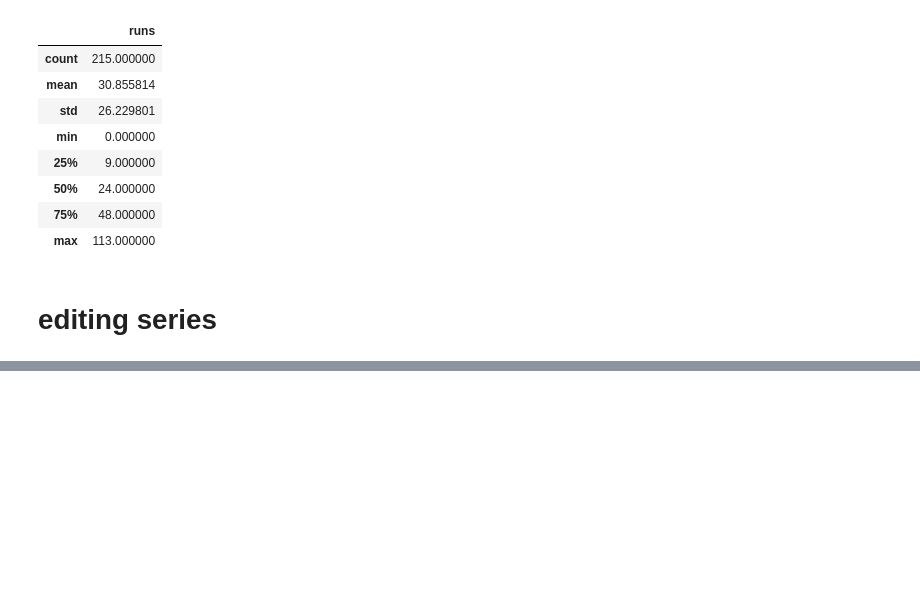
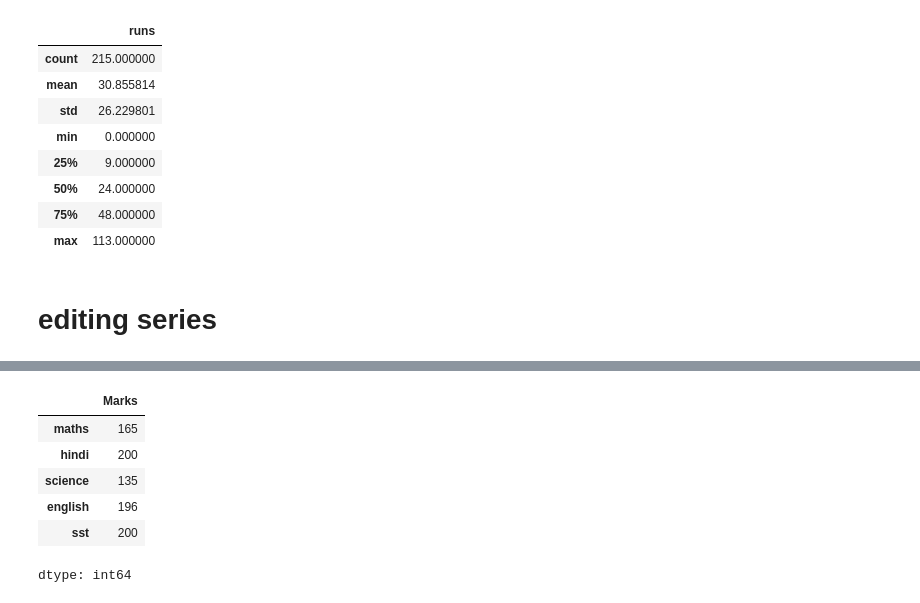
Before and after one commit to Swapn2/Data-Science-Learnings, a Jupyter notebook: panda_series.ipynb, the cells around one changed output, grey strips where cells are left out. Saved outputs shown, nothing was run; the diff lists cells and outputs as text; code cells hidden in the pictures; blank space fills up the shorter version.

```diff
--- a/panda_series.ipynb
+++ b/panda_series.ipynb
@@ -372,0 +474,11 @@ kohli.describe()
+# %%
+# Arithmetic Operators(Broadcasting)
+100 + marks_series
+# %% [output]
+|  | Marks |
+| maths | 165 |
+| hindi | 200 |
+| science | 135 |
+| english | 196 |
+| sst | 200 |
+dtype: int64
```
Also changed, not shown: parts of 12 cells of this notebook.
